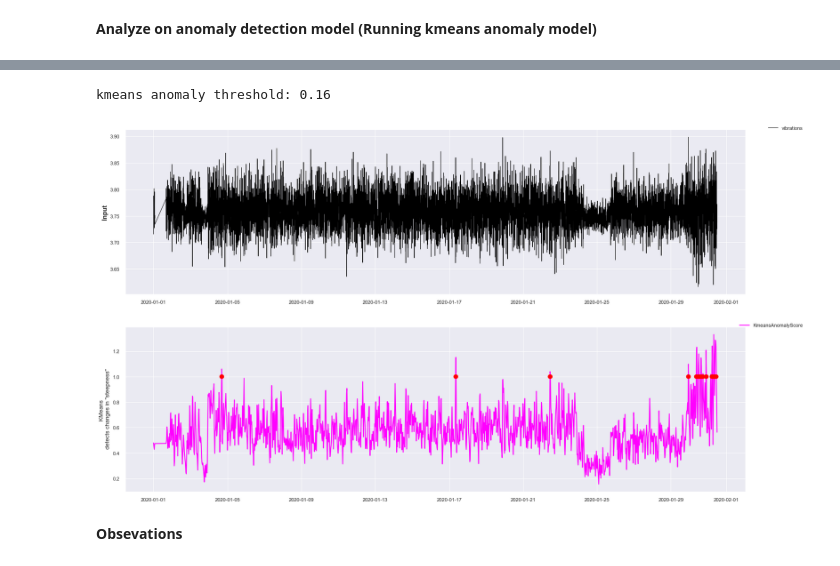
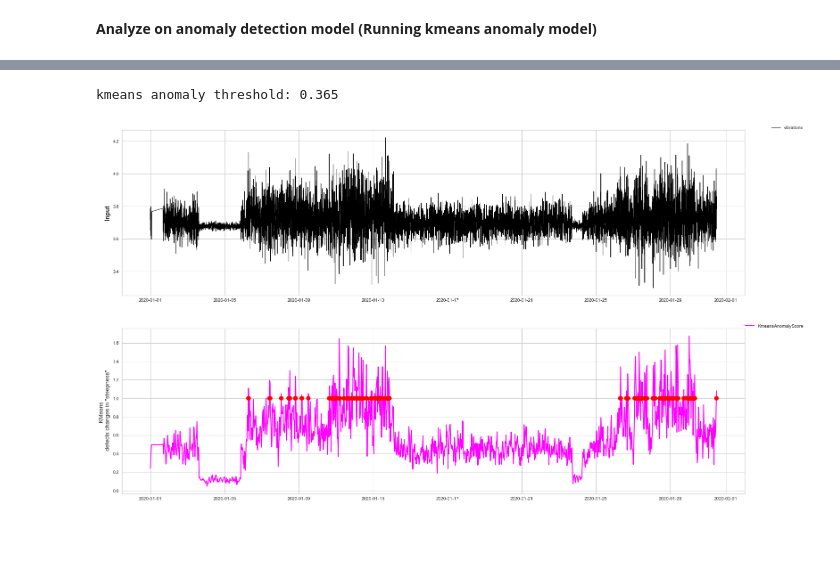
Before and after one commit to singhshraddha/ss-iotfunctions, a Jupyter notebook: notebooks/cblof-kmeans.ipynb, the cells around one changed output, grey strips where cells are left out. Saved outputs shown, nothing was run; the diff lists cells and outputs as text; code cells hidden in the pictures; blank space fills up the shorter version.

```diff
--- a/notebooks/cblof-kmeans.ipynb
+++ b/notebooks/cblof-kmeans.ipynb
@@ -43,8 +88,8 @@ uncomment the data source you want to use
 # %%
 #Select (by uncommenting) a data source
 #datapath = '../data/AzureAnomalysample.csv'; datakey='Temperature'
-datapath = '../data/Armstark04714B6046D5.csv'; datakey='ArmstarkGoodData'
-#datapath='../data/Armstark04714B604101.csv'; datakey='ArmstarkBadData'
+#datapath = '../data/Armstark04714B6046D5.csv'; datakey='ArmstarkGoodData'
+datapath='../data/Armstark04714B604101.csv'; datakey='ArmstarkBadData'
 #datapath = '../data/Anomaly_Sample_data.csv'; datakey='SampleAnomalyData'
 # %% [markdown]
 **1. Data Processing**
@@ -199,6 +244,6 @@ elbow score 41906.96042219016
 em = models.ExistingModels(columnname=columnname)
 
 #add number of cluster as option
-df_anomaly = em.run_kmeans(df, nclusters=19)
+df_anomaly = em.run_kmeans(df, nclusters=40)
 df_anomaly.describe()
 # %% [output]
@@ -217,11 +262,9 @@ df_anomaly.describe()
 # %%
 # Simplify dataframe to prepare input for plotting
 EngineLogging.configure_console_logging(logging.INFO)
 df_plot = df_anomaly.loc[[entity]]
 df_plot.reset_index(level=[0], inplace=True)
-em.visualize_kmeans(df_plot, threshold=0.16)
+em.visualize_kmeans(df_plot, threshold=0.365)
 # %% [output]
-kmeans anomaly threshold: 0.16
+kmeans anomaly threshold: 0.365
-[figure, old version]
+[figure, new version]
-# %% [markdown]
-**Obsevations**
```
Also changed, not shown: parts of 16 cells of this notebook, 1 other file.
